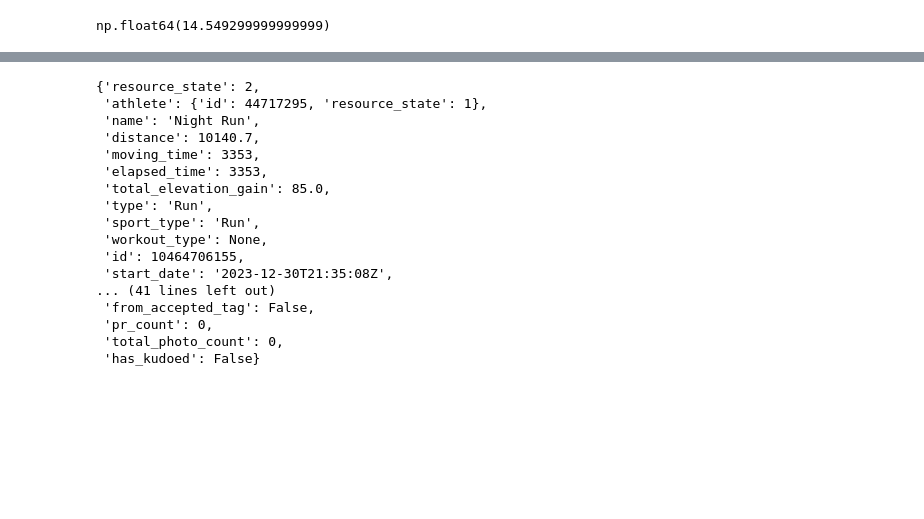
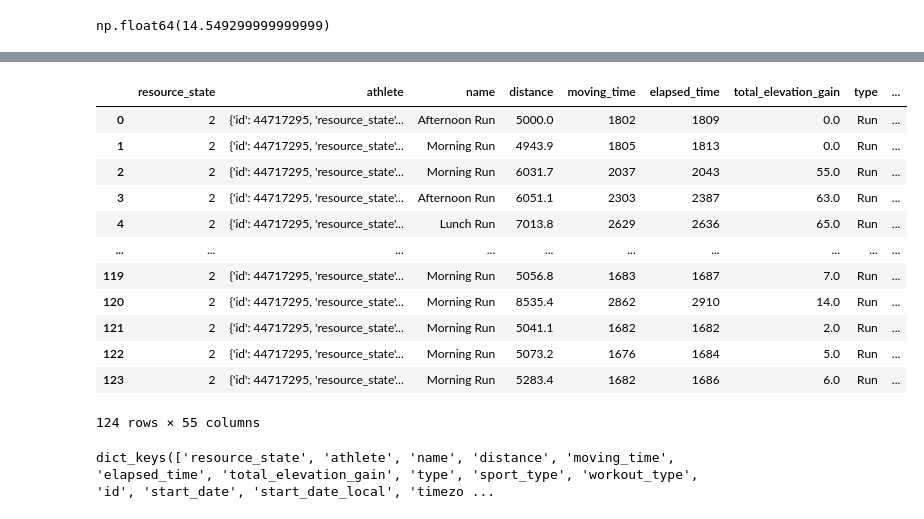
Before and after one commit to duarteocarmo/tandarunner, a Jupyter notebook: notebooks/strava-data.ipynb, the cells around one changed output, grey strips where cells are left out. Saved outputs shown, nothing was run; the diff lists cells and outputs as text; code cells hidden in the pictures; blank space fills up the shorter version.

```diff
--- a/notebooks/strava-data.ipynb
+++ b/notebooks/strava-data.ipynb
@@ -522,20 +531,20 @@ df
+# %%
+pandas.DataFrame(running_activities)
+# %% [output]
+|  | resource_state | athlete | name | distance | moving_time | elapsed_time | total_elevation_gain | type | ... |
+| 0 | 2 | {'id': 44717295, 'resource_state'... | Afternoon Run | 5000.0 | 1802 | 1809 | 0.0 | Run | ... |
+| 1 | 2 | {'id': 44717295, 'resource_state'... | Morning Run | 4943.9 | 1805 | 1813 | 0.0 | Run | ... |
+| 2 | 2 | {'id': 44717295, 'resource_state'... | Morning Run | 6031.7 | 2037 | 2043 | 55.0 | Run | ... |
+| 3 | 2 | {'id': 44717295, 'resource_state'... | Afternoon Run | 6051.1 | 2303 | 2387 | 63.0 | Run | ... |
+| 4 | 2 | {'id': 44717295, 'resource_state'... | Lunch Run | 7013.8 | 2629 | 2636 | 65.0 | Run | ... |
+| ... | ... | ... | ... | ... | ... | ... | ... | ... | ... |
+| 119 | 2 | {'id': 44717295, 'resource_state'... | Morning Run | 5056.8 | 1683 | 1687 | 7.0 | Run | ... |
+| 120 | 2 | {'id': 44717295, 'resource_state'... | Morning Run | 8535.4 | 2862 | 2910 | 14.0 | Run | ... |
+| 121 | 2 | {'id': 44717295, 'resource_state'... | Morning Run | 5041.1 | 1682 | 1682 | 2.0 | Run | ... |
+| 122 | 2 | {'id': 44717295, 'resource_state'... | Morning Run | 5073.2 | 1676 | 1684 | 5.0 | Run | ... |
+| 123 | 2 | {'id': 44717295, 'resource_state'... | Morning Run | 5283.4 | 1682 | 1686 | 6.0 | Run | ... |
+124 rows × 55 columns
 # %%
-running_activities[0]
+running_activities[0].keys()
 # %% [output]
-{'resource_state': 2,
- 'athlete': {'id': 44717295, 'resource_state': 1},
- 'name': 'Night Run',
- 'distance': 10140.7,
- 'moving_time': 3353,
- 'elapsed_time': 3353,
- 'total_elevation_gain': 85.0,
- 'type': 'Run',
- 'sport_type': 'Run',
- 'workout_type': None,
- 'id': 10464706155,
- 'start_date': '2023-12-30T21:35:08Z',
-... (41 lines left out)
- 'from_accepted_tag': False,
- 'pr_count': 0,
- 'total_photo_count': 0,
- 'has_kudoed': False}
+dict_keys(['resource_state', 'athlete', 'name', 'distance', 'moving_time', 'elapsed_time', 'total_elevation_gain', 'type', 'sport_type', 'workout_type', 'id', 'start_date', 'start_date_local', 'timezo ...
```
Also changed, not shown: parts of 7 cells of this notebook, 1 other file.
